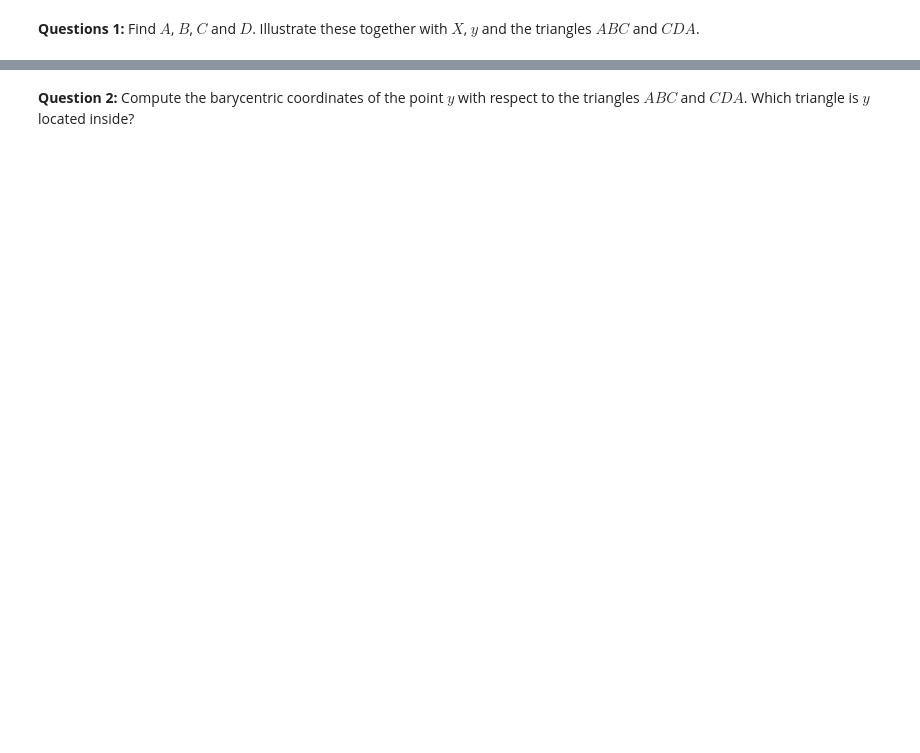
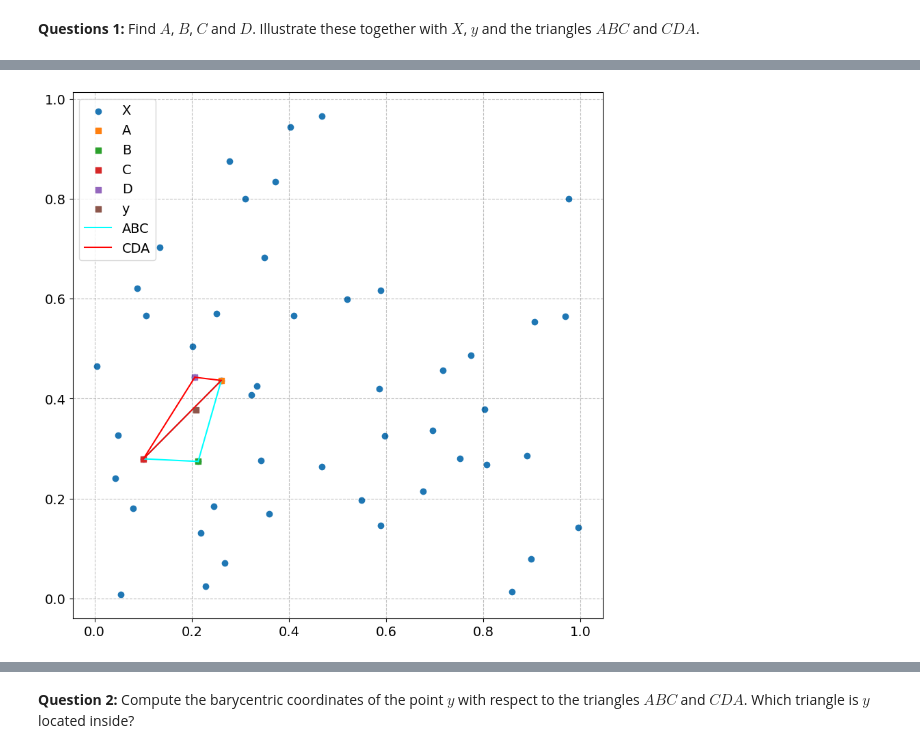
Before and after one commit to NumEconCopenhagen/projects-2024-flation, a Jupyter notebook: Examproject/exam_2024.ipynb, the cells around one changed output, grey strips where cells are left out. Cells and saved outputs as stored; diff of their text form; code cells hidden in the pictures; blank space fills up the shorter version.

```diff
--- a/Examproject/exam_2024.ipynb
+++ b/Examproject/exam_2024.ipynb
@@ -604,14 +607,12 @@ y = rng.uniform(size=(2,))
 # %% [markdown]
 **Questions 1:** Find $A$, $B$, $C$ and $D$. Illustrate these together with $X$, $y$ and the triangles $ABC$ and $CDA$.
 # %%
-y1,y2 = y
-
 def func_to_min(x1,x2,y1,y2) :
     composite = (x1 - y1) ** 2 + (x2 - y2) ** 2
     return composite ** (1/2)
 
-# Define the points
-A,B,C,D = ([0,0],[0,0],[0,0],[0,0])
+# Define 4 points of (0,0)
+points = np.zeros([4,2])
 
 # Define the constraints
 def constraints(x1,x2,y1,y2) :
@@ -619,25 +620,68 @@ def constraints(x1,x2,y1,y2) :
     return constraints
 
 # Simple minimizer with a for loop
-for point,cons in zip([A,B,C,D],[0,1,2,3]) :
+def minimizer(points,y) :
 
-    value = np.inf
+    y1,y2 = y
 
-    for x1,x2 in X :
+    for point,cons in zip(points,[0,1,2,3]) :
 
-        # Calculate all 4 constraints
-        constraint = constraints(x1,x2,y1,y2)
+        value = np.inf
 
-        # Evaluate the relevant constraint and return the function value if the constraint is true
-        if constraint[cons] == True :
-            temp_val = func_to_min(x1,x2,y1,y2)
+        for x1,x2 in X :
 
-        # If not true return NaN
-        else :
-            temp_val = np.NaN
+            # Calculate all 4 constraints
+            constraint = constraints(x1,x2,y1,y2)
 
-        # If the calculated function value is the smallest yet update the variable value and the point
-        if temp_val < value :
-            value = temp_val
-            point = [x1,x2]
+            # Evaluate the relevant constraint and return the function value if the constraint is true
+            if constraint[cons] == True :
+                temp_val = func_to_min(x1,x2,y1,y2)
+
+            # If not true return NaN
+            else :
+                temp_val = np.NaN
+
+            # If the calculated function value is the smallest yet update the variable value and the point
+            if temp_val < value :
+                value = temp_val
+                point = [x1,x2]
+
+        points[cons] = point
+
+    A = points[0]
+    B = points[1]
+    C = points[2]
+    D = points[3]
+
+    return A,B,C,D
+
+
+A,B,C,D = minimizer(points,y)
+
+# Print A, B, C and D
+print(f'Point A = ({A[0]:.3f},{A[1]:.3f})')
+print(f'Point B = ({B[0]:.3f},{B[1]:.3f})')
+print(f'Point C = ({C[0]:.3f},{C[1]:.3f})')
+print(f'Point D = ({D[0]:.3f},{D[1]:.3f})')
+
+
+fig, ax = plt.subplots(1,1, figsize = (10,10))
+
+ax.scatter(X[:,0],X[:,1], label = 'X')
+ax.scatter(A[0],A[1],marker = 's', label = 'A')
+ax.scatter(B[0],B[1],marker = 's', label = 'B')
+ax.scatter(C[0],C[1],marker = 's', label = 'C')
+ax.scatter(D[0],D[1],marker = 's', label = 'D')
+ax.scatter(y[0],y[1],marker = 's', label = 'y')
+
+# if A is not None and B is not None and C is not None :
+ax.plot( [ A[0], B[0] ] , [ A[1], B[1] ], color = 'cyan', label = 'ABC' )
+ax.plot( [ B[0], C[0] ] , [ B[1], C[1] ], color = 'cyan' )
+ax.plot( [ A[0], C[0] ] , [ A[1], C[1] ], color = 'cyan' )
+
+ax.plot( [ C[0], D[0] ] , [ C[1], D[1] ], color = 'red', label = 'CDA' )
+ax.plot( [ D[0], A[0] ] , [ D[1], A[1] ], color = 'red' )
+ax.plot( [ A[0], C[0] ] , [ A[1], C[1] ], color = 'red' )
+
+ax.legend() ;
 # %% [output]
@@ -651,0 +692 @@ for point,cons in zip([A,B,C,D],[0,1,2,3]) :
+[figure, added]
```
Also changed, not shown: parts of 12 cells of this notebook.
